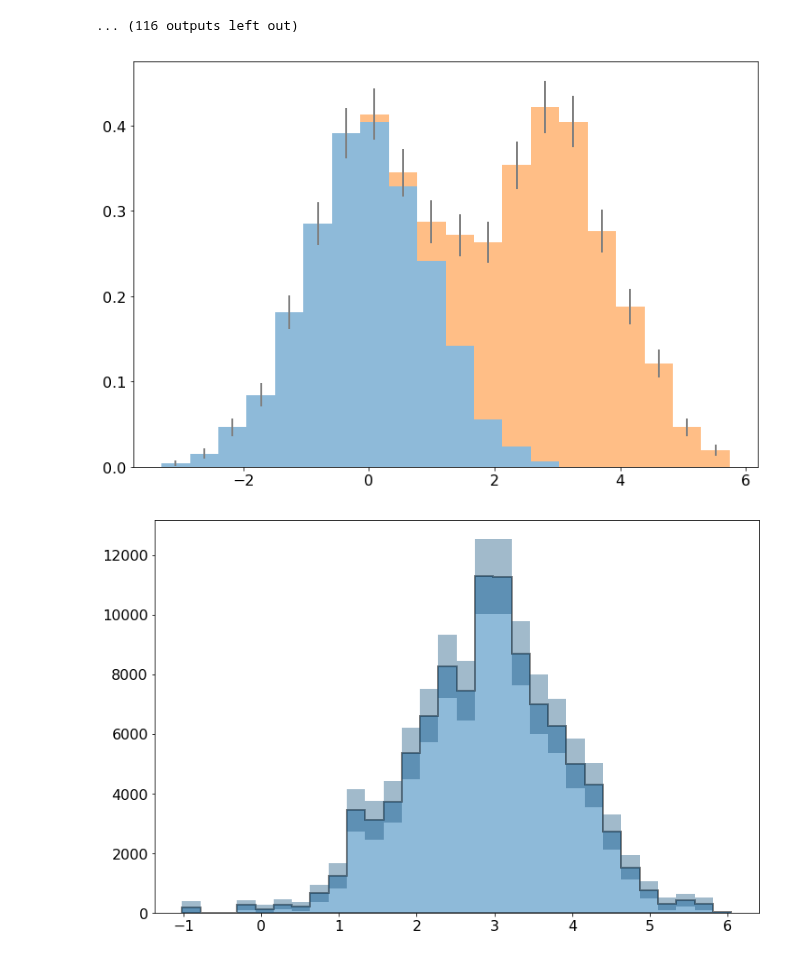
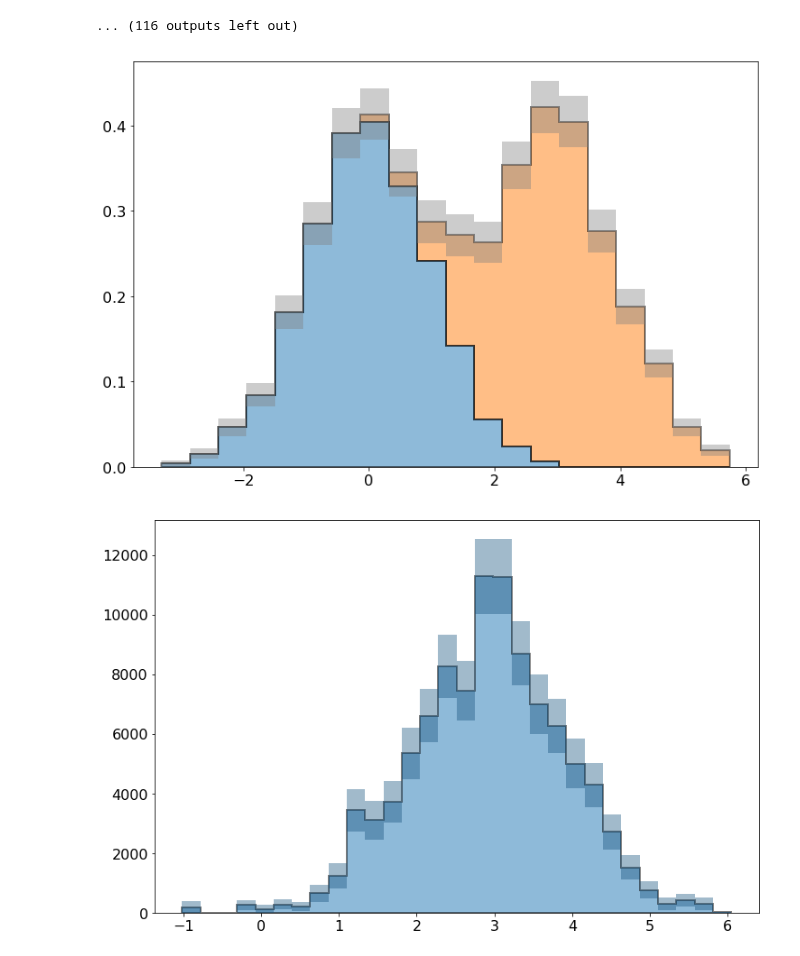
Before and after one commit to pollackscience/histogram_plus, a Jupyter notebook: scripts/hist_plus.ipynb, the cells around one changed output. Saved outputs shown, nothing was run; the diff lists cells and outputs as text; code cells hidden in the pictures.

```diff
--- a/scripts/hist_plus.ipynb
+++ b/scripts/hist_plus.ipynb
@@ -63,21 +62,21 @@ for t in types:
 # %%
 stack_d_test = [sorted(data)[20:-20]]*2
 #oh = hist([data,data2], bins=20, weights=[weights,weights3], errorbars=True, histtype='stepfilled',
 #          stacked=True, err_style='band', normed=False, err_type='sumW2')
 plt.figure()
 oh = hist([data,data2], bins=20, errorbars=True, histtype='stepfilled',
-          stacked=True, err_style='line', normed=True, scale=2, err_color='grey')
+          stacked=True, err_style='band', normed=True, scale=2, err_color='grey')
 #o = hist(stack_d_test, bins=30, errorbars=False, histtype='step', stacked=True, err_style='line', normed=True, range=(-1,1), scale=2)
 #plt.figure()
 #op = plt.hist(stack_d_test, bins=30, alpha=0.5, histtype='stepfilled',stacked=True, normed=True, range=(-1,1))
 
 #plt.title('type: {0}, norm: {1}, scale: {2}, binning: {3}'.format(t, n, s, b))
 #hist(data, bins=20, histtype='stepfilled', normed=True, scale='binwidth', errorbars=True, color='C6')
 #print o
 #print op
 #np.sum(o[0][1])*(o[1][1]-o[1][0])
 # %% [output]
-[figure, old version]
+[figure, new version]
 # %%
 _ = hist(data2, bins=30, weights=weights2, histtype='stepfilled', errorbars=True)
 plt.figure()
```
Also changed, not shown: parts of 1 cell of this notebook, 1 other file.
